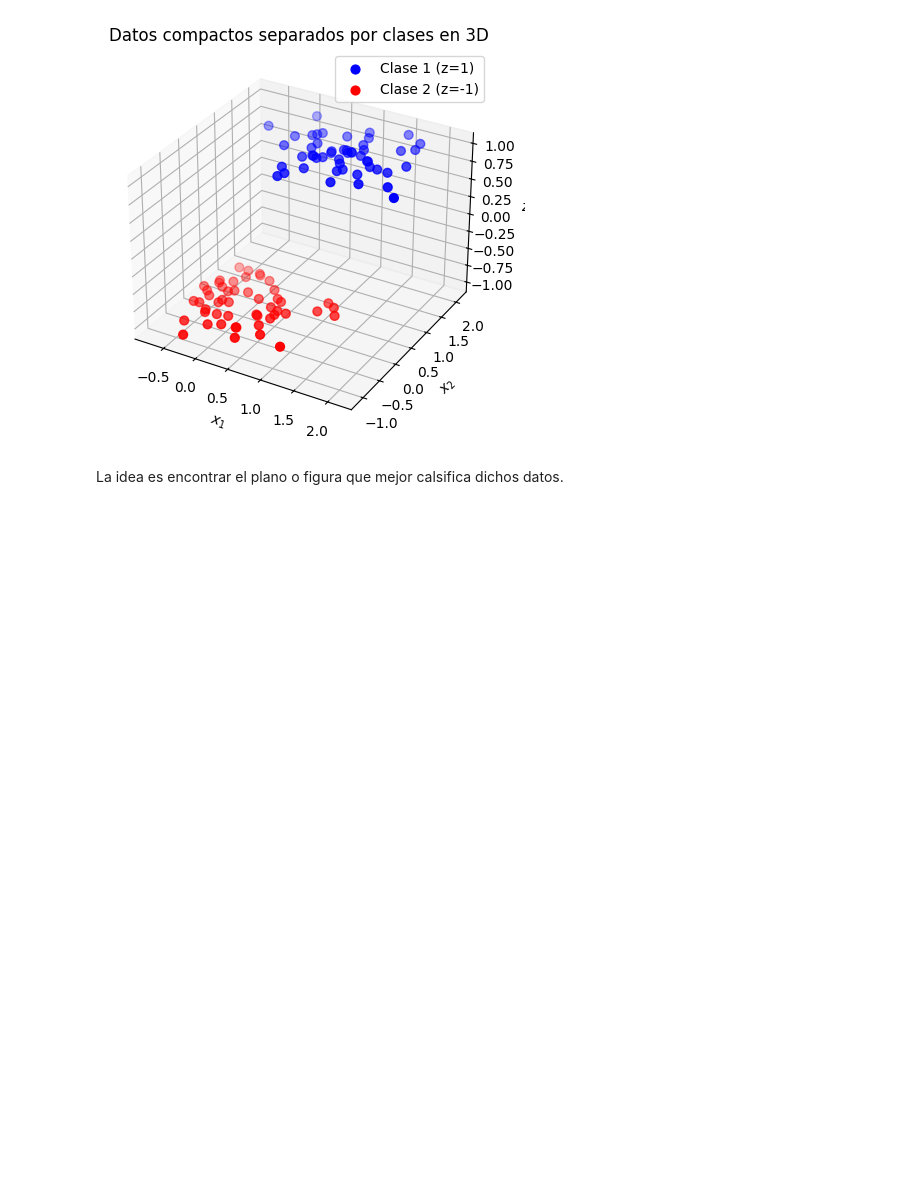
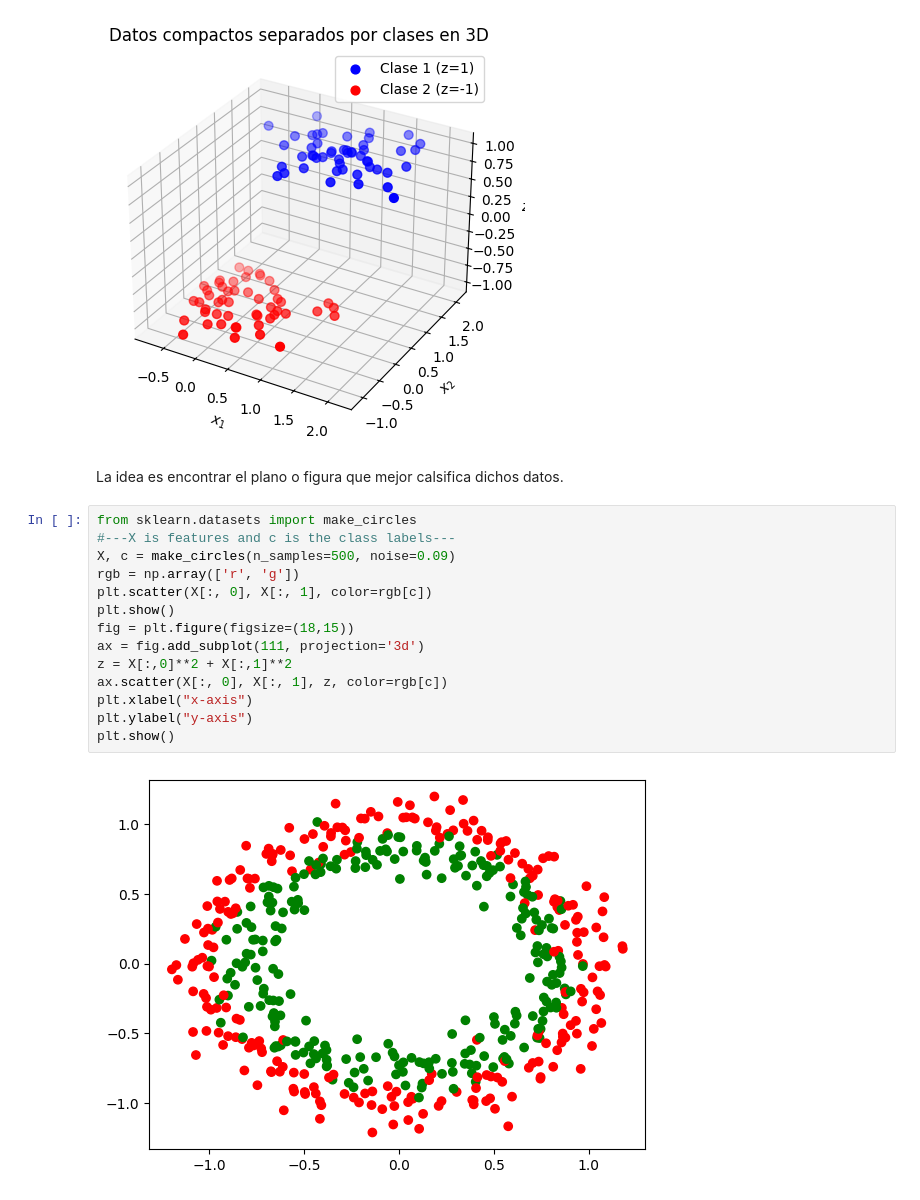
Before and after one commit to StefanoSassy/Introduccion-al-Maching-Learning-, a Jupyter notebook: ML.ipynb, the cells around one changed output. Saved outputs shown, nothing was run; the diff lists cells and outputs as text; blank space fills up the shorter version.

```diff
--- a/ML.ipynb
+++ b/ML.ipynb
@@ -522,3 +522,19 @@ plt.show()
 [figure]
 # %% [markdown]
 La idea es encontrar el plano o figura que mejor calsifica dichos datos.
+# %%
+from sklearn.datasets import make_circles
+#---X is features and c is the class labels---
+X, c = make_circles(n_samples=500, noise=0.09)
+rgb = np.array(['r', 'g'])
+plt.scatter(X[:, 0], X[:, 1], color=rgb[c])
+plt.show()
+fig = plt.figure(figsize=(18,15))
+ax = fig.add_subplot(111, projection='3d')
+z = X[:,0]**2 + X[:,1]**2
+ax.scatter(X[:, 0], X[:, 1], z, color=rgb[c])
+plt.xlabel("x-axis")
+plt.ylabel("y-axis")
+plt.show()
+# %% [output]
+[figure, added]
```
Also changed, not shown: parts of 5 cells of this notebook.
